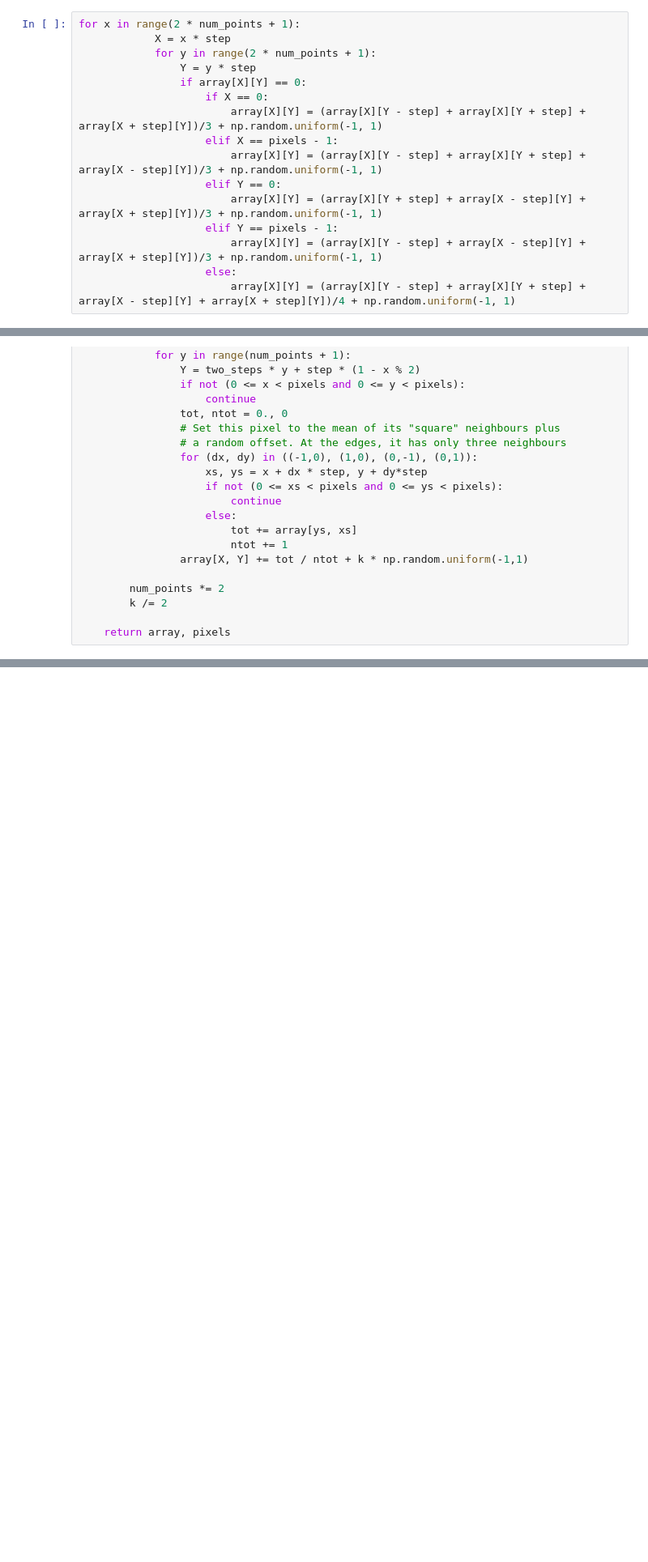
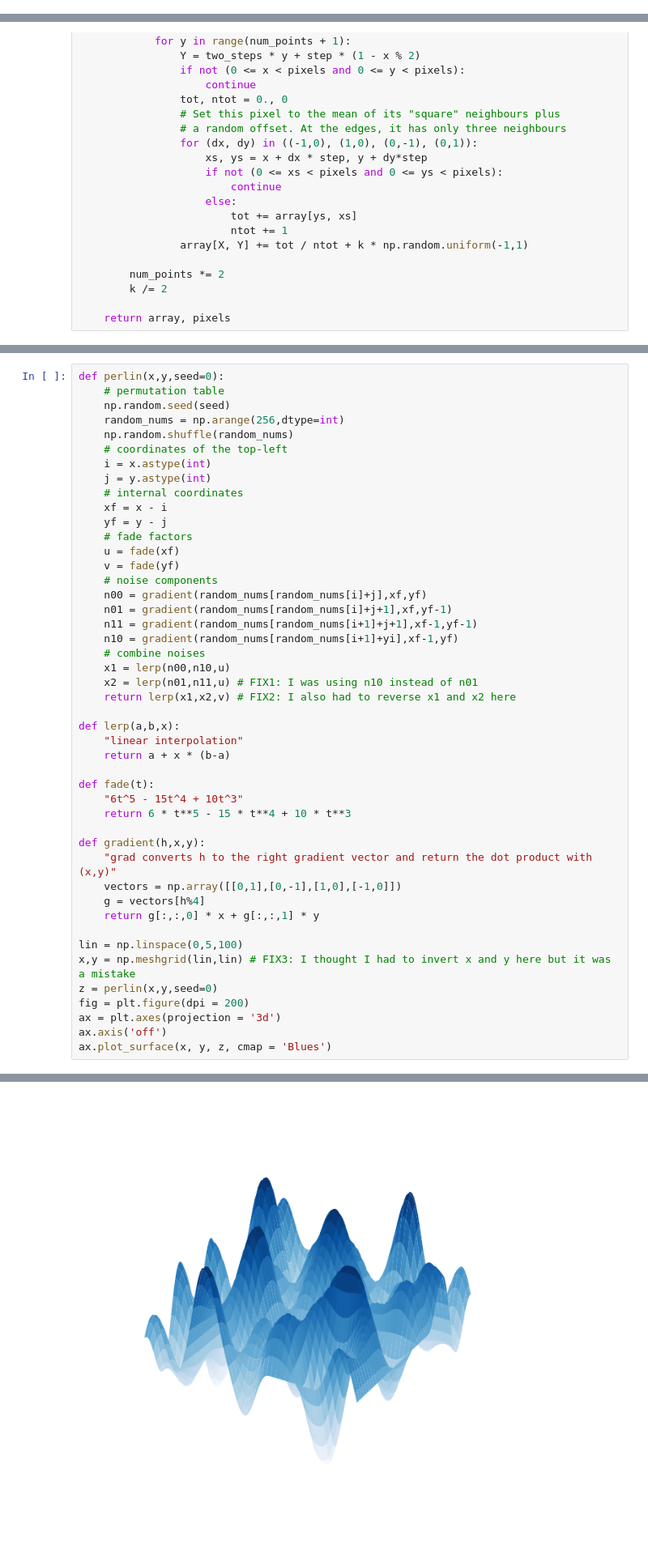
Before and after one commit to ReiYamahara/Miscellaneous-Pet-Projects, a Jupyter notebook: Fractal Landscapes/src/test_1.ipynb, the cells around one changed output, grey strips where cells are left out. Shown: that part at 81% size. Saved outputs shown, nothing was run; the diff lists cells and outputs as text; blank space fills up the shorter version.

```diff
--- a/Fractal Landscapes/src/test_1.ipynb
+++ b/Fractal Landscapes/src/test_1.ipynb
@@ -247,19 +266,3 @@ np.random.uniform(-1, 1)
-# %%
-for x in range(2 * num_points + 1):
-            X = x * step
-            for y in range(2 * num_points + 1):
-                Y = y * step
-                if array[X][Y] == 0:
-                    if X == 0:
-                        array[X][Y] = (array[X][Y - step] + array[X][Y + step] + array[X + step][Y])/3 + np.random.uniform(-1, 1)
-                    elif X == pixels - 1:
-                        array[X][Y] = (array[X][Y - step] + array[X][Y + step] + array[X - step][Y])/3 + np.random.uniform(-1, 1)
-                    elif Y == 0:
-                        array[X][Y] = (array[X][Y + step] + array[X - step][Y] + array[X + step][Y])/3 + np.random.uniform(-1, 1)
-                    elif Y == pixels - 1:
-                        array[X][Y] = (array[X][Y - step] + array[X - step][Y] + array[X + step][Y])/3 + np.random.uniform(-1, 1)
-                    else:
-                        array[X][Y] = (array[X][Y - step] + array[X][Y + step] + array[X - step][Y] + array[X + step][Y])/4 + np.random.uniform(-1, 1)
 # %% [markdown]
 ## test
 # %%
@@ -365,0 +478,47 @@ def diamond_square(iterations = 4):
+# %%
+def perlin(x,y,seed=0):
+    # permutation table
+    np.random.seed(seed)
+    random_nums = np.arange(256,dtype=int)
+    np.random.shuffle(random_nums)
+    # coordinates of the top-left
+    i = x.astype(int)
+    j = y.astype(int)
+    # internal coordinates
+    xf = x - i
+    yf = y - j
+    # fade factors
+    u = fade(xf)
+    v = fade(yf)
+    # noise components
+    n00 = gradient(random_nums[random_nums[i]+j],xf,yf)
+    n01 = gradient(random_nums[random_nums[i]+j+1],xf,yf-1)
+    n11 = gradient(random_nums[random_nums[i+1]+j+1],xf-1,yf-1)
+    n10 = gradient(random_nums[random_nums[i+1]+yi],xf-1,yf)
+    # combine noises
+    x1 = lerp(n00,n10,u)
+    x2 = lerp(n01,n11,u) # FIX1: I was using n10 instead of n01
+    return lerp(x1,x2,v) # FIX2: I also had to reverse x1 and x2 here
+
+def lerp(a,b,x):
+    "linear interpolation"
+    return a + x * (b-a)
+
+def fade(t):
+    "6t^5 - 15t^4 + 10t^3"
+    return 6 * t**5 - 15 * t**4 + 10 * t**3
+
+def gradient(h,x,y):
+    "grad converts h to the right gradient vector and return the dot product with (x,y)"
+    vectors = np.array([[0,1],[0,-1],[1,0],[-1,0]])
+    g = vectors[h%4]
+    return g[:,:,0] * x + g[:,:,1] * y
+
+lin = np.linspace(0,5,100)
+x,y = np.meshgrid(lin,lin) # FIX3: I thought I had to invert x and y here but it was a mistake
+z = perlin(x,y,seed=0)
+fig = plt.figure(dpi = 200)
+ax = plt.axes(projection = '3d')
+ax.axis('off')
+ax.plot_surface(x, y, z, cmap = 'Blues')
+# %% [output]
@@ -365,0 +526 @@ def diamond_square(iterations = 4):
+[figure, added]
```
Also changed, not shown: parts of 20 cells of this notebook, 3 other files.
